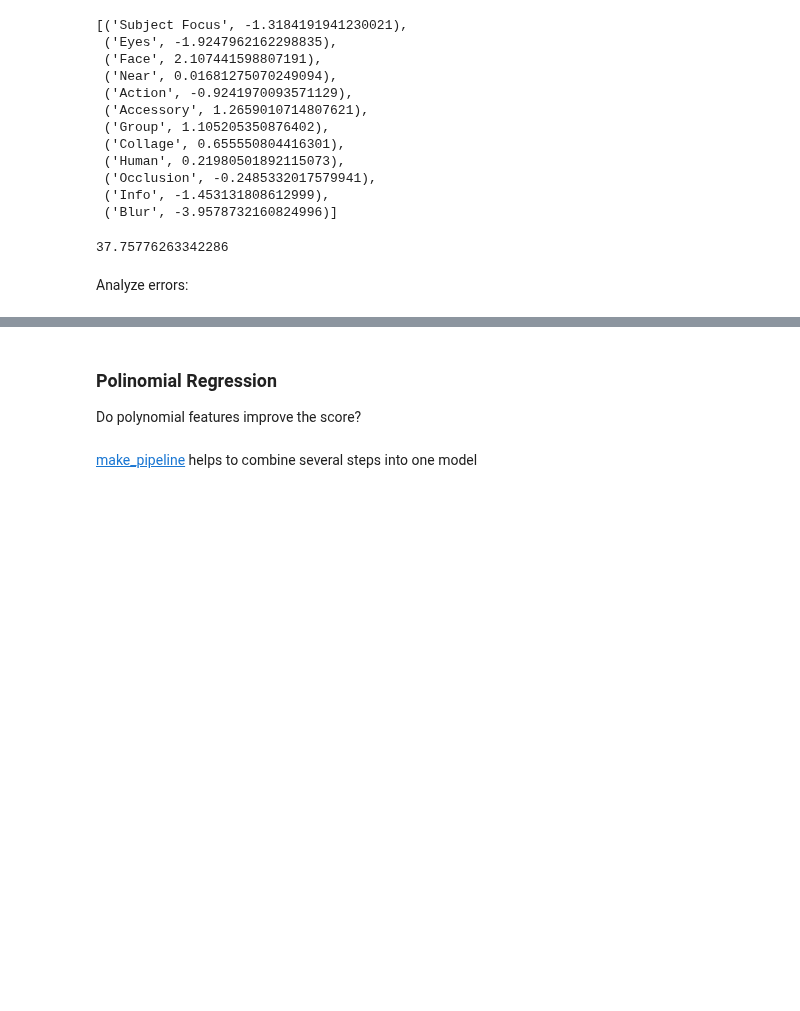
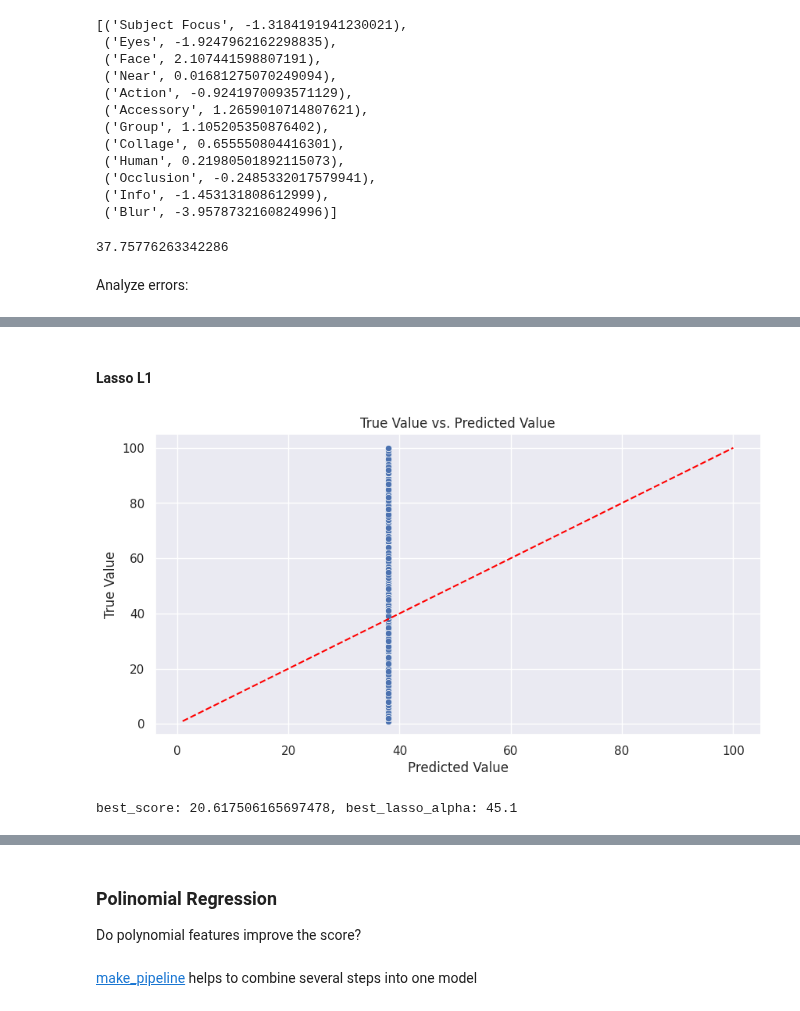
Before and after one commit to reesha-rsh/MLb4, a Jupyter notebook: Homework/Homework_4__pawpularity.ipynb, the cells around one changed output, grey strips where cells are left out. Drawn from its saved outputs; the diff is of its cells as text; code cells hidden in the pictures; blank space fills up the shorter version.

```diff
--- a/Homework/Homework_4__pawpularity.ipynb
+++ b/Homework/Homework_4__pawpularity.ipynb
@@ -219,0 +313,57 @@ plt.show()
+# %% [markdown]
+#### Lasso L1
+# %%
+# init values
+lasso_alphas = np.arange(0.1,1000,45)
+best_score = 100
+best_lasso_alpha = 0
+
+
+for current_lasso_alpha in lasso_alphas:
+  modelLasso = Lasso(alpha=current_lasso_alpha)
+  modelLasso.fit(X_train, y_train)
+
+  test['pred'] = modelLasso.predict(X_test)
+  current_score = mean_squared_error(test.Pawpularity, test.pred, squared=False)
+
+  # Plot scatter plot
+  display.clear_output(wait=True)
+  # Set plot title and axis labels
+  plt.title('True Value vs. Predicted Value')
+  plt.xlabel('Predicted Value')
+  plt.ylabel('True Value')
+  sns.scatterplot(x=test['pred'], y=test['Pawpularity'])
+  # Add diagonal line
+  plt.plot([test['Pawpularity'].min(), test['Pawpularity'].max()],
+         [test['Pawpularity'].min(), test['Pawpularity'].max()],
+         color='red', linestyle='--')
+  plt.show()
+  #time.sleep(0.5)
+
+  print("best_score: " + str(best_score) + ", best_lasso_alpha: " + str(best_lasso_alpha) + ", current score: " + str(current_score) + ", current_lasso_alpha: " + str(current_lasso_alpha))
+  if current_score < best_score:
+    best_score = current_score
+    best_lasso_alpha = current_lasso_alpha
+
+
+
+#Run the for the best found score
+modelLasso = Lasso(alpha=best_lasso_alpha)
+modelLasso.fit(X_train, y_train)
+
+# Plot scatter plot
+display.clear_output(wait=True)
+# Set plot title and axis labels
+plt.title('True Value vs. Predicted Value')
+plt.xlabel('Predicted Value')
+plt.ylabel('True Value')
+sns.scatterplot(x=test['pred'], y=test['Pawpularity'])
+# Add diagonal line
+plt.plot([test['Pawpularity'].min(), test['Pawpularity'].max()],
+        [test['Pawpularity'].min(), test['Pawpularity'].max()],
+        color='red', linestyle='--')
+plt.show()
+print("best_score: " + str(best_score) + ", best_lasso_alpha: " + str(best_lasso_alpha))
+# %% [output]
+[figure, added]
+best_score: 20.617506165697478, best_lasso_alpha: 45.1
```
Also changed, not shown: parts of 28 cells of this notebook.
